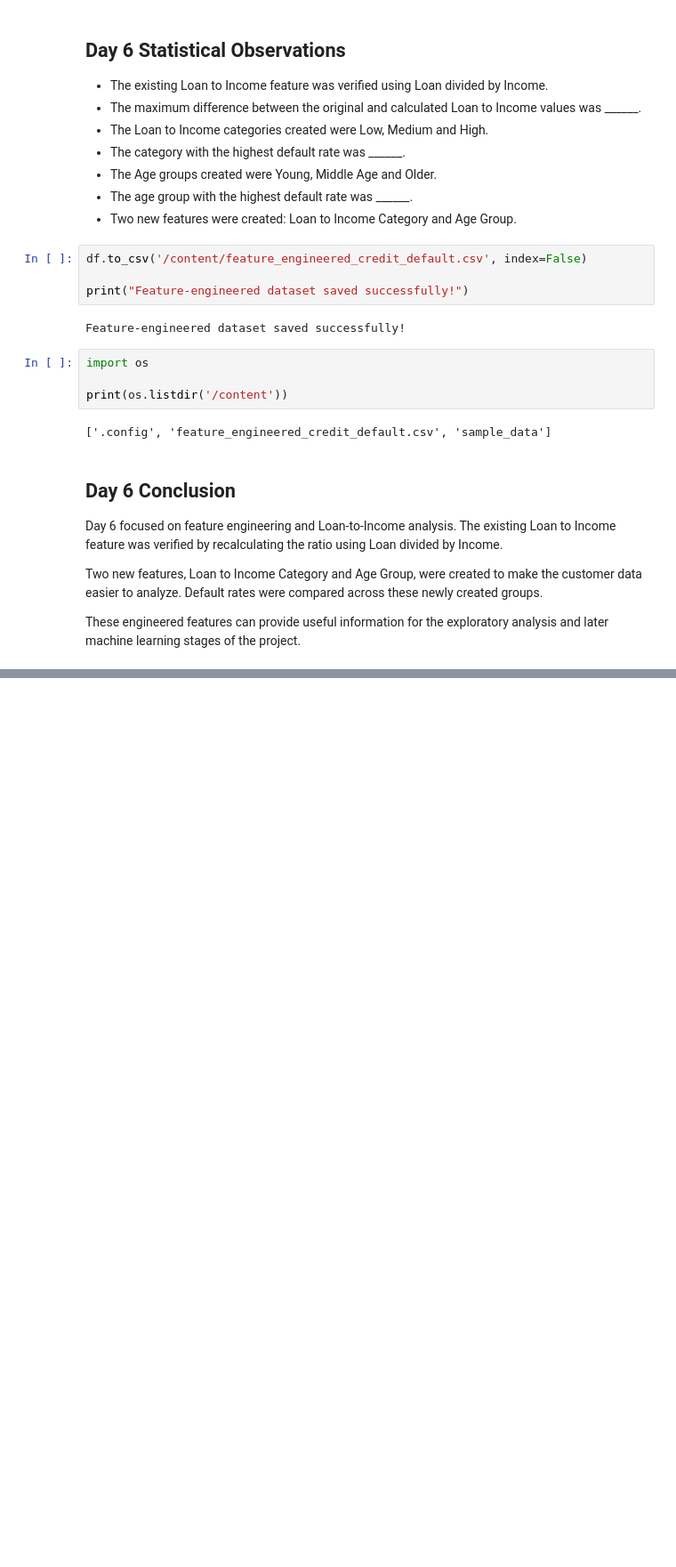
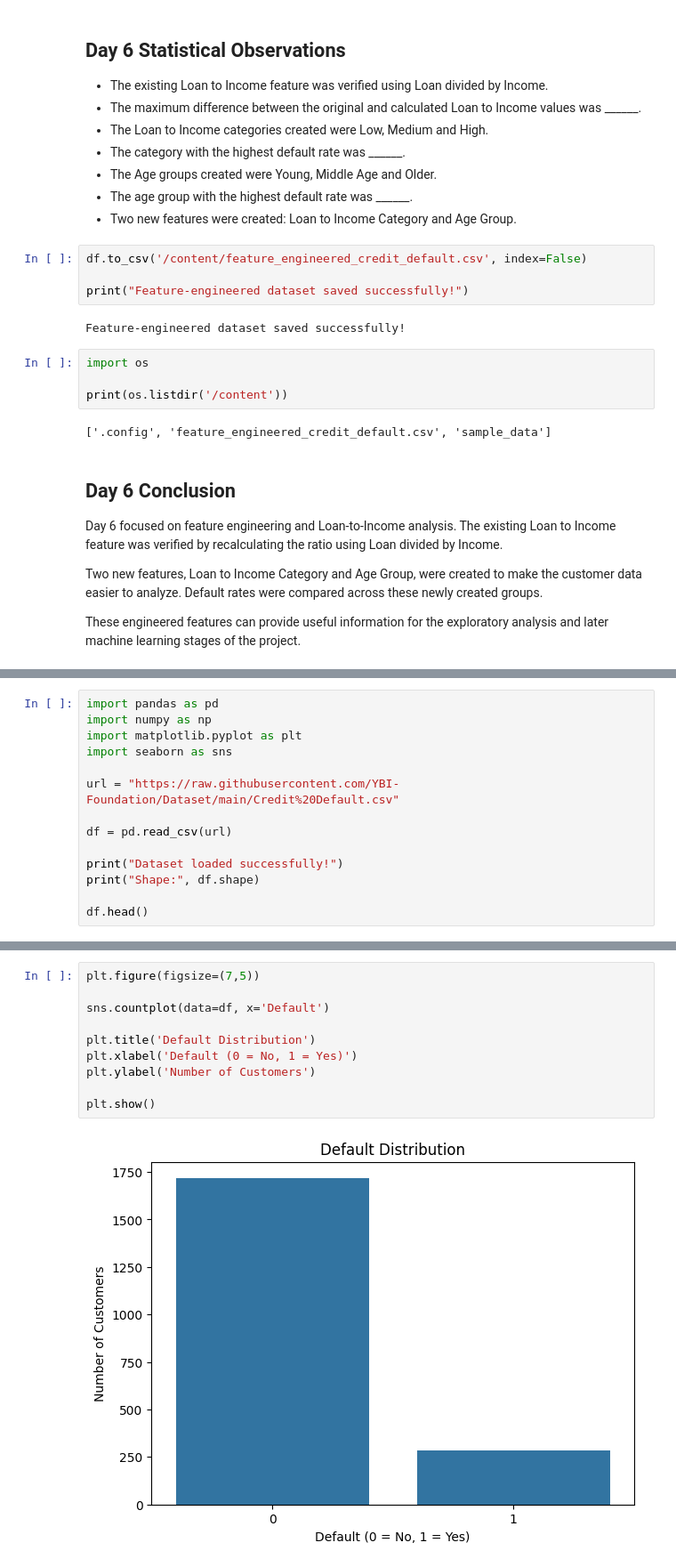
Before and after one commit to amisharout716-svg/Credit-Card-Default-, a Jupyter notebook: Credit_Card_Default_Prediction.ipynb, the cells around one changed output, grey strips where cells are left out. Shown at 89% size. Drawn from its saved outputs; the diff is of its cells as text; blank space fills up the shorter version.

```diff
--- a/Credit_Card_Default_Prediction.ipynb
+++ b/Credit_Card_Default_Prediction.ipynb
@@ -1822,0 +1831,14 @@ These engineered features can provide useful information for the exploratory ana
+# %%
+import pandas as pd
+import numpy as np
+import matplotlib.pyplot as plt
+import seaborn as sns
+
+url = "https://raw.githubusercontent.com/YBI-Foundation/Dataset/main/Credit%20Default.csv"
+
+df = pd.read_csv(url)
+
+print("Dataset loaded successfully!")
+print("Shape:", df.shape)
+
+df.head()
@@ -1822,0 +1940,12 @@ These engineered features can provide useful information for the exploratory ana
+# %%
+plt.figure(figsize=(7,5))
+
+sns.countplot(data=df, x='Default')
+
+plt.title('Default Distribution')
+plt.xlabel('Default (0 = No, 1 = Yes)')
+plt.ylabel('Number of Customers')
+
+plt.show()
+# %% [output]
+[figure, added]
```
Also changed, not shown: parts of 18 cells of this notebook.
